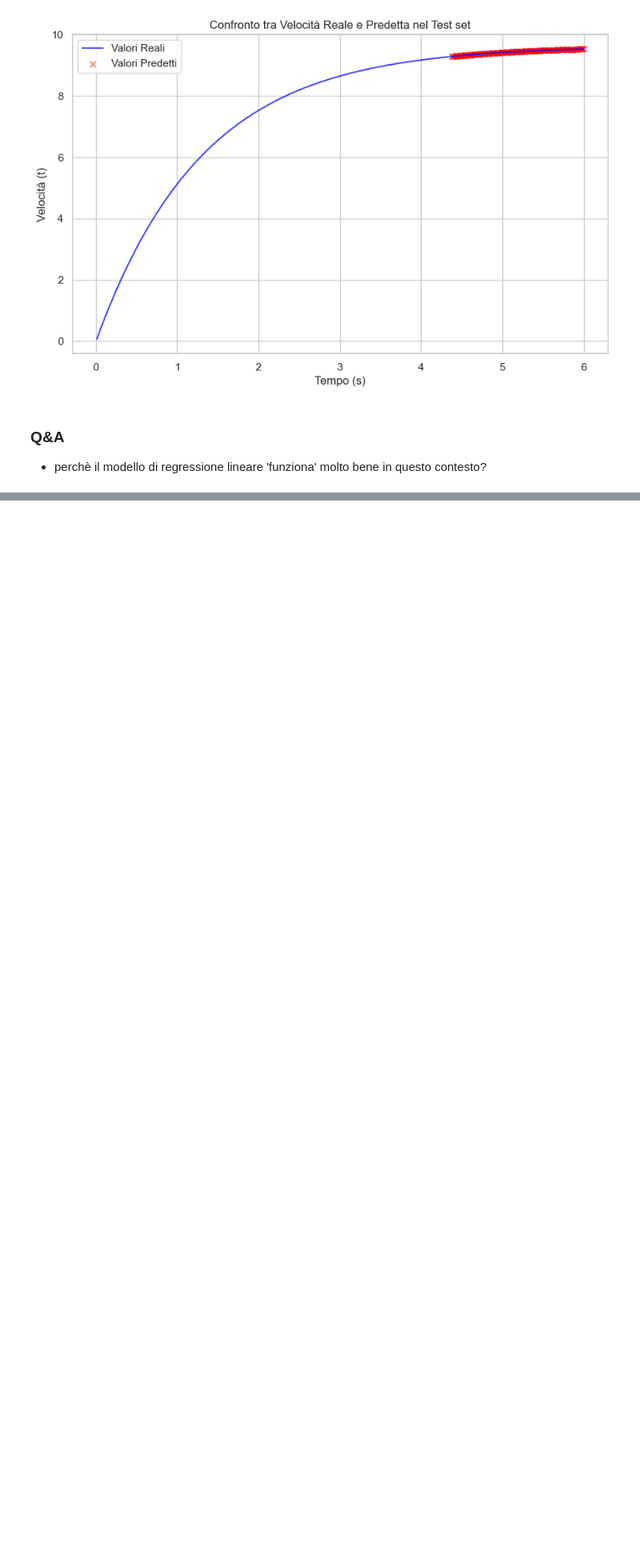
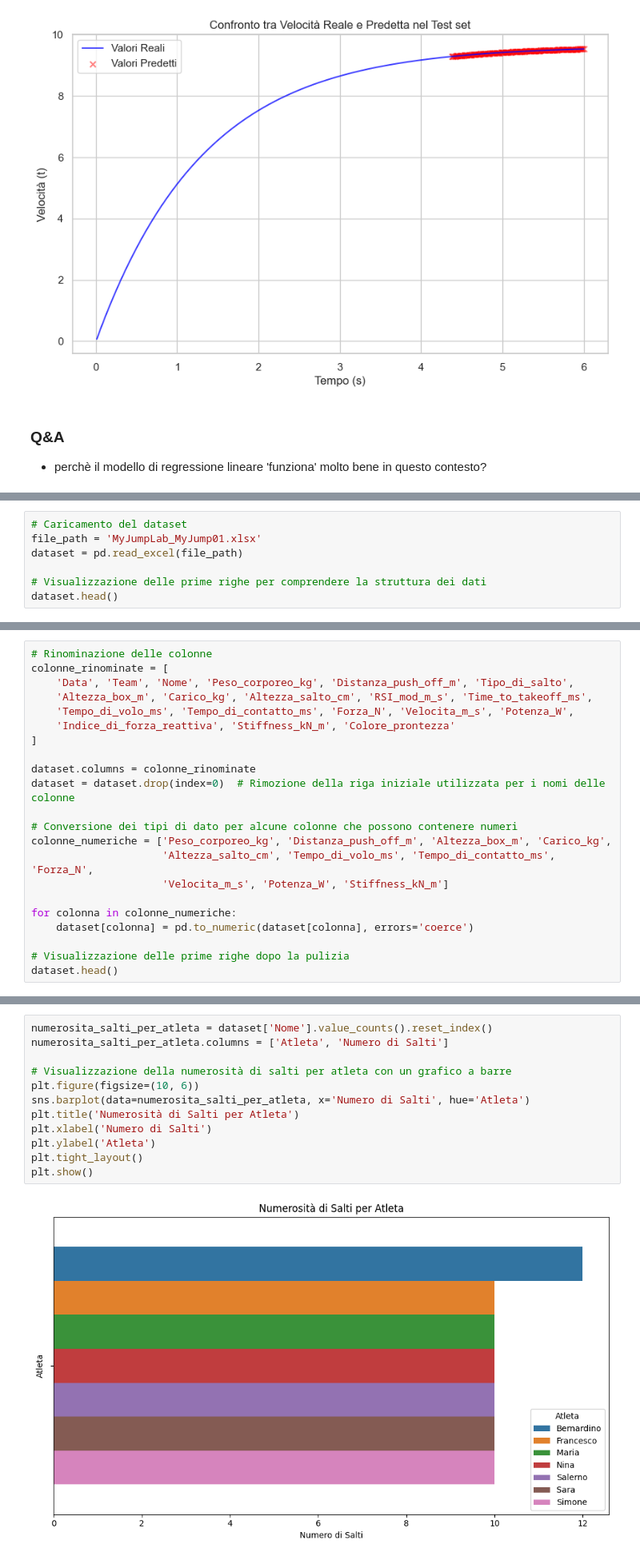
Before and after one commit to aleqrt/pcto, a Jupyter notebook: notebook/7_Analisi_sprinter.ipynb, the cells around one changed output, grey strips where cells are left out. Shown at 80% size. Cells and saved outputs as stored; diff of their text form; blank space fills up the shorter version.

Commit message:
aggiunti dati my jump

```diff
--- a/notebook/7_Analisi_sprinter.ipynb
+++ b/notebook/7_Analisi_sprinter.ipynb
@@ -298,0 +301,7 @@ R^2 nel test set: 1.0
+# %%
+# Caricamento del dataset
+file_path = 'MyJumpLab_MyJump01.xlsx'
+dataset = pd.read_excel(file_path)
+
+# Visualizzazione delle prime righe per comprendere la struttura dei dati
+dataset.head()
@@ -298,0 +315,22 @@ R^2 nel test set: 1.0
+# %%
+# Rinominazione delle colonne
+colonne_rinominate = [
+    'Data', 'Team', 'Nome', 'Peso_corporeo_kg', 'Distanza_push_off_m', 'Tipo_di_salto',
+    'Altezza_box_m', 'Carico_kg', 'Altezza_salto_cm', 'RSI_mod_m_s', 'Time_to_takeoff_ms',
+    'Tempo_di_volo_ms', 'Tempo_di_contatto_ms', 'Forza_N', 'Velocita_m_s', 'Potenza_W',
+    'Indice_di_forza_reattiva', 'Stiffness_kN_m', 'Colore_prontezza'
+]
+
+dataset.columns = colonne_rinominate
+dataset = dataset.drop(index=0)  # Rimozione della riga iniziale utilizzata per i nomi delle colonne
+
+# Conversione dei tipi di dato per alcune colonne che possono contenere numeri
+colonne_numeriche = ['Peso_corporeo_kg', 'Distanza_push_off_m', 'Altezza_box_m', 'Carico_kg',
+                     'Altezza_salto_cm', 'Tempo_di_volo_ms', 'Tempo_di_contatto_ms', 'Forza_N',
+                     'Velocita_m_s', 'Potenza_W', 'Stiffness_kN_m']
+
+for colonna in colonne_numeriche:
+    dataset[colonna] = pd.to_numeric(dataset[colonna], errors='coerce')
+
+# Visualizzazione delle prime righe dopo la pulizia
+dataset.head()
@@ -298,0 +364,14 @@ R^2 nel test set: 1.0
+# %%
+numerosita_salti_per_atleta = dataset['Nome'].value_counts().reset_index()
+numerosita_salti_per_atleta.columns = ['Atleta', 'Numero di Salti']
+
+# Visualizzazione della numerosità di salti per atleta con un grafico a barre
+plt.figure(figsize=(10, 6))
+sns.barplot(data=numerosita_salti_per_atleta, x='Numero di Salti', hue='Atleta')
+plt.title('Numerosità di Salti per Atleta')
+plt.xlabel('Numero di Salti')
+plt.ylabel('Atleta')
+plt.tight_layout()
+plt.show()
+# %% [output]
+[figure, added]
```
Also changed, not shown: parts of 11 cells of this notebook.
